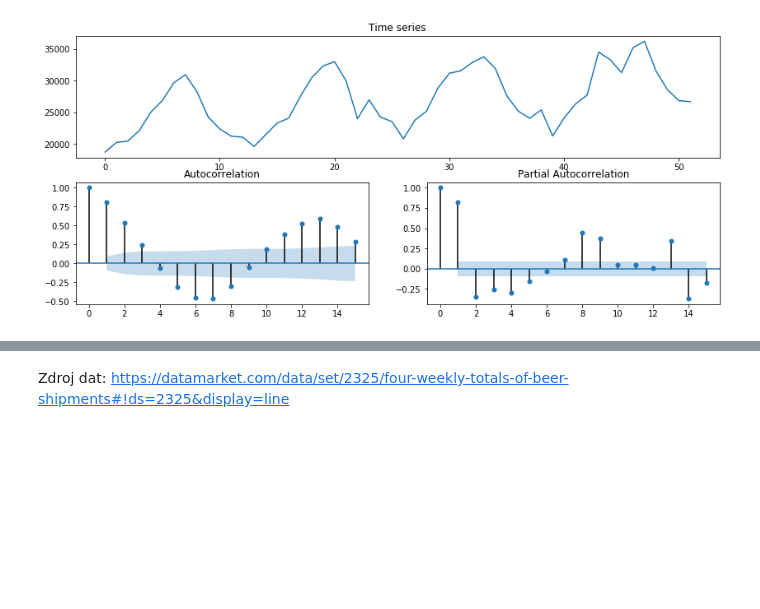
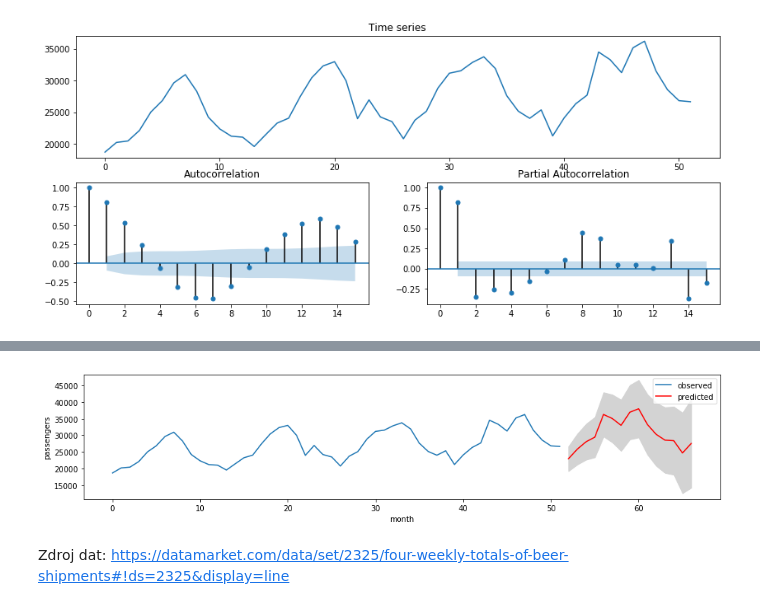
Before and after one commit to martilad/MI-SCR2018, a Jupyter notebook: exam/Beer shipments.ipynb, the cells around one changed output, grey strips where cells are left out. Cells and saved outputs as stored; diff of their text form; code cells hidden in the pictures; blank space fills up the shorter version.

```diff
--- a/exam/Beer shipments.ipynb
+++ b/exam/Beer shipments.ipynb
@@ -43,2 +103,19 @@ Při pohledu na časovou řadu je patrná sez
+# %%
+nsteps = 15
+forecast = result.get_forecast(steps=nsteps)
+plt.figure(figsize=(15,3))
+plt.plot(np.arange(data.size), data, label='observed')
+plt.plot(np.arange(data.size, data.size+forecast.predicted_mean.size),
+         forecast.predicted_mean, 'r', label='predicted')
+plt.fill_between(np.arange(data.size, data.size+forecast.predicted_mean.size),
+                 forecast.summary_frame()['mean_ci_lower'],
+                 forecast.summary_frame()['mean_ci_upper'],
+                 color='lightgray')
+plt.legend()
+plt.xlabel('month')
+plt.ylabel('passengers')
+plt.show()
+# %% [output]
+[figure, added]
 # %% [markdown]
 Zdroj dat: <https://datamarket.com/data/set/2325/four-weekly-totals-of-beer-shipments#!ds=2325&display=line>
```
Also changed, not shown: parts of 9 cells of this notebook, 1 other file.
